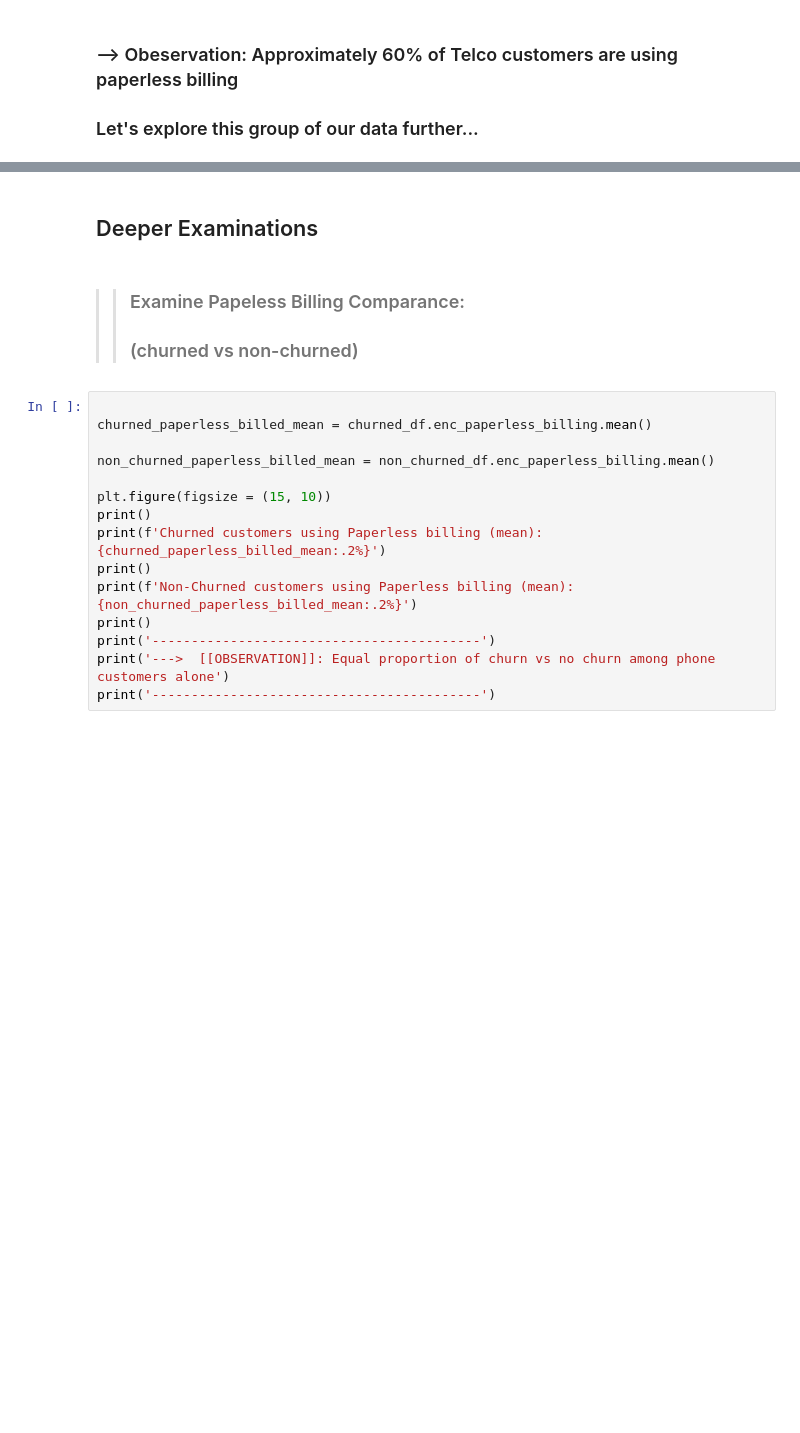
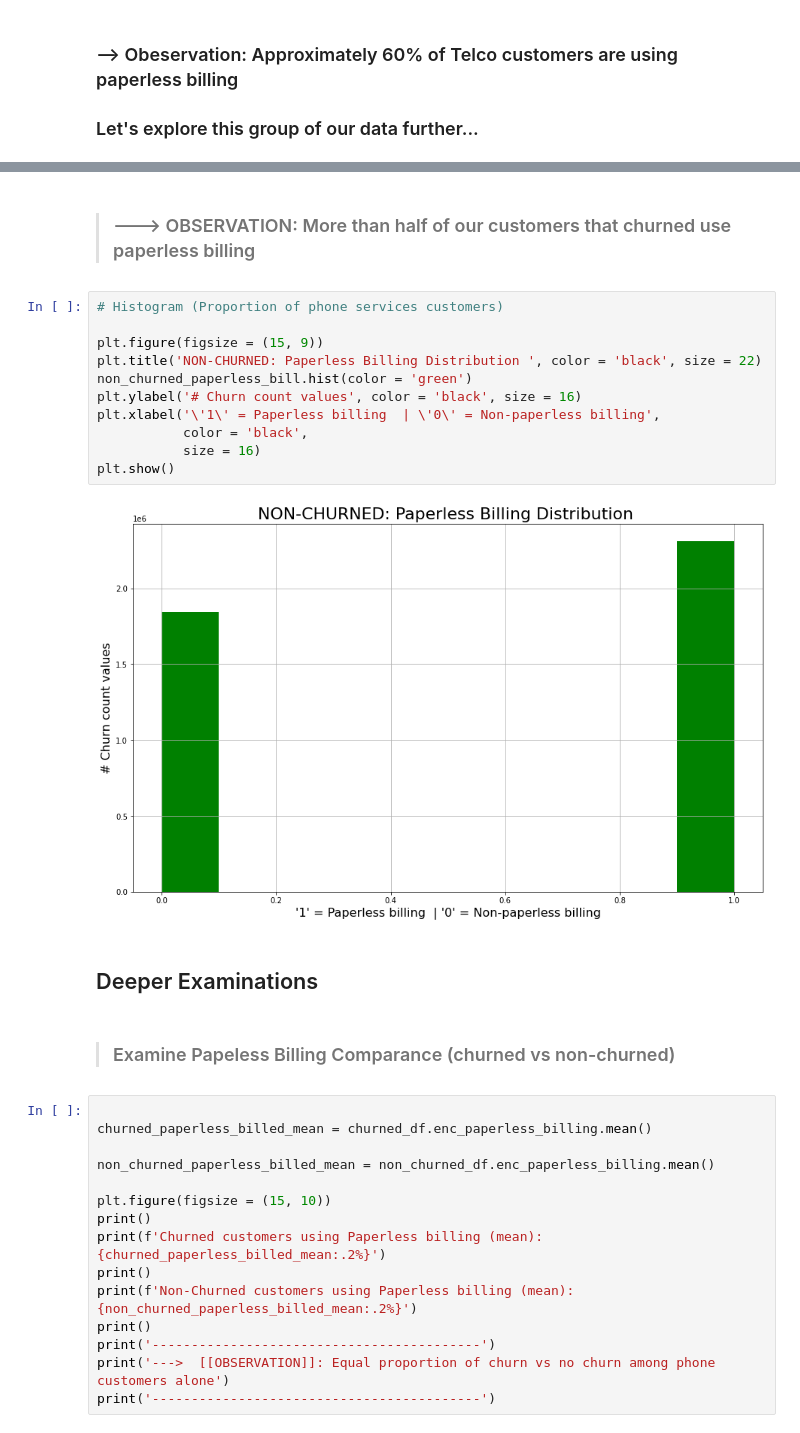
Before and after one commit to stephenkipkurui/classification-project, a Jupyter notebook: customer_churn_telcoco.ipynb, the cells around one changed output, grey strips where cells are left out. Saved outputs shown, nothing was run; the diff lists cells and outputs as text; blank space fills up the shorter version.

```diff
--- a/customer_churn_telcoco.ipynb
+++ b/customer_churn_telcoco.ipynb
@@ -281,8 +207,22 @@ plt.show
+# %% [markdown]
+>### ---> OBSERVATION: More than half of our customers that churned use paperless billing
+# %%
+# Histogram (Proportion of phone services customers)
+
+plt.figure(figsize = (15, 9))
+plt.title('NON-CHURNED: Paperless Billing Distribution ', color = 'black', size = 22)
+non_churned_paperless_bill.hist(color = 'green')
+plt.ylabel('# Churn count values', color = 'black', size = 16)
+plt.xlabel('\'1\' = Paperless billing  | \'0\' = Non-paperless billing',
+           color = 'black',
+           size = 16)
+plt.show()
+# %% [output]
+[figure, added]
 # %% [markdown]
 ## Deeper Examinations
 # %% [markdown]
->>### Examine Papeless Billing Comparance:
->>### (churned vs non-churned)
+>### Examine Papeless Billing Comparance (churned vs non-churned)
 # %%
 
 churned_paperless_billed_mean = churned_df.enc_paperless_billing.mean()
```
Also changed, not shown: parts of 107 cells of this notebook.
